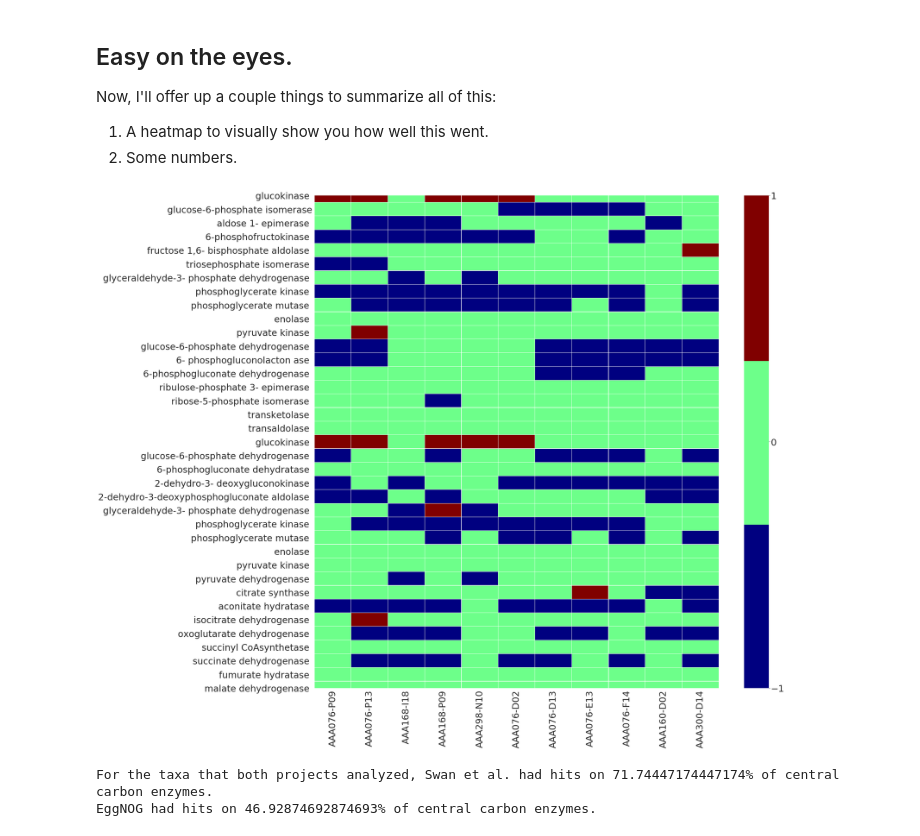
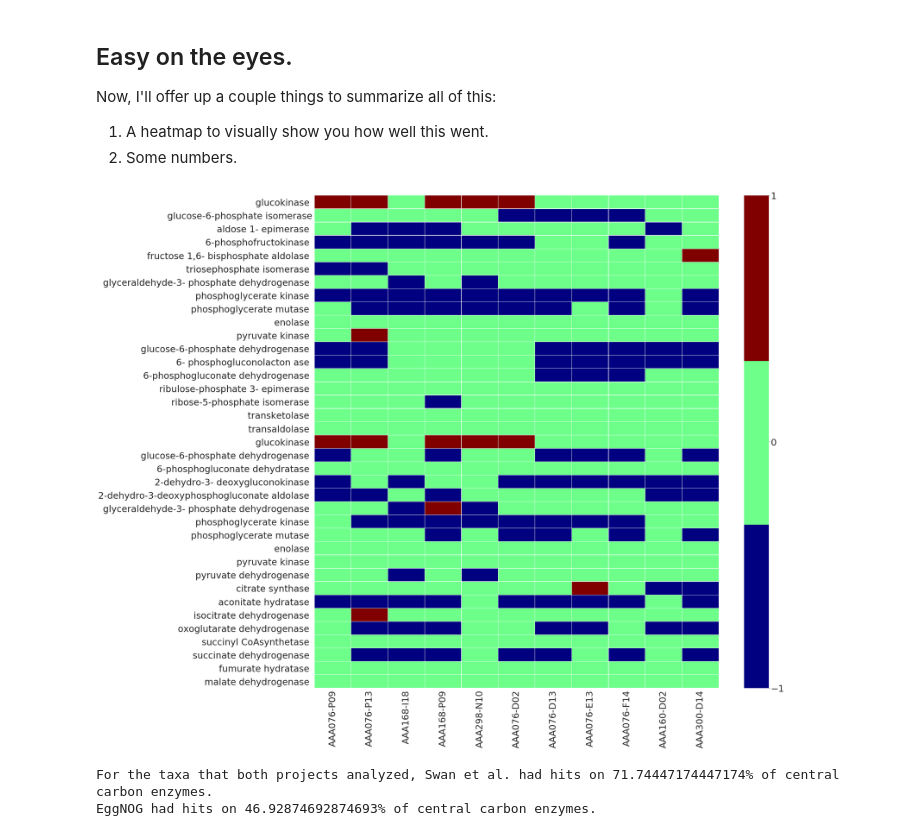
Before and after one commit to 2019-MIT-Environmental-Bioinformatics/Genome-Streamline, a Jupyter notebook: jupyter-notebooks/Metabolism_Tables_Compare.ipynb, the cells around one changed output. Saved outputs shown, nothing was run; the diff lists cells and outputs as text; code cells hidden in the pictures.

```diff
--- a/jupyter-notebooks/Metabolism_Tables_Compare.ipynb
+++ b/jupyter-notebooks/Metabolism_Tables_Compare.ipynb
@@ -144,16 +144,17 @@ Now, I'll offer up a couple things to summarize all of this:
 # %%
 fig, ax = plt.subplots(figsize=(30, 30))
 sns.set_style("dark")
 colormap=[plt.cm.jet(i) for i in [0,123,256]]
 plot = sns.heatmap(compare[compare.columns[1:]].apply(pd.to_numeric),
                    linewidths=0.25, vmin=-1, vmax=1, center=0, cmap=colormap,#cbar=False,
                    yticklabels=compare['RXN'], cbar_kws=dict(ticks=[-1, 0, 1]))
 plt.rcParams.update({'font.size': 30})
 plt.rc({'weight': 'bold'})
 ax.set_facecolor("white")
+ax.set_ylim(len(compare[compare.columns[1:]]), 0)
 plt.savefig('../output/plots/Metabolism_Compare.png')
 # %% [output]
-[figure, old version]
+[figure, new version]
 # %%
 Hits_eggNOG = np.count_nonzero(master_sorted[master_sorted.columns[3:]])
 Hits_eggNOG_percent = 100*Hits_eggNOG/master_sorted[master_sorted.columns[3:]].size
```
Also changed, not shown: 10 other files.
